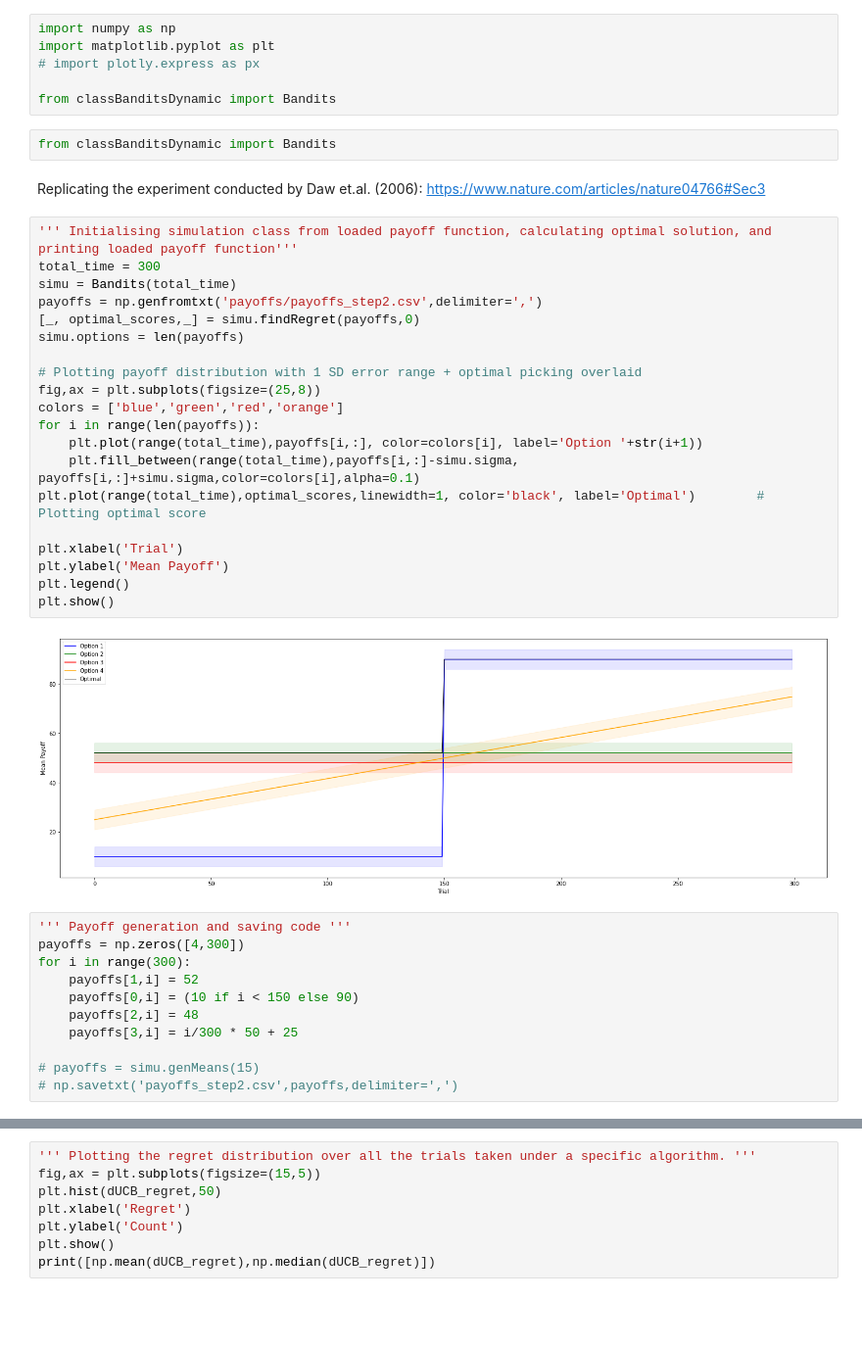
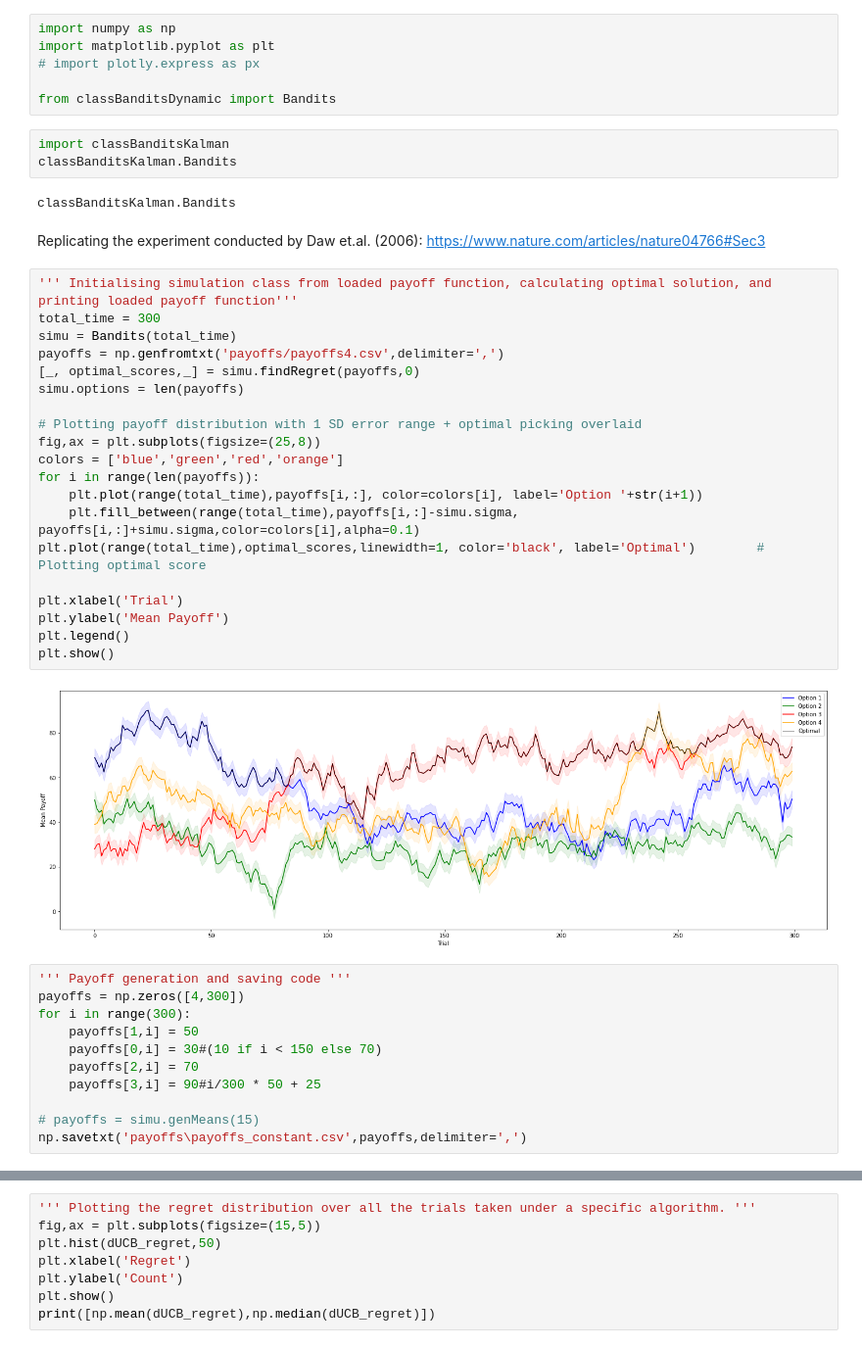
Before and after one commit to exie1/Complex-systems-EE, a Jupyter notebook: dynamicMAB/multiArmBandit_dynamic.ipynb, the cells around one changed output, grey strips where cells are left out. Shown at 98% size. Cells and saved outputs as stored; diff of their text form; blank space fills up the shorter version.

```diff
--- a/dynamicMAB/multiArmBandit_dynamic.ipynb
+++ b/dynamicMAB/multiArmBandit_dynamic.ipynb
@@ -4,43 +4,46 @@ import matplotlib.pyplot as plt
 # import plotly.express as px
 
 from classBanditsDynamic import Bandits
-# %%
-from classBanditsDynamic import Bandits
+# %%
+import classBanditsKalman
+classBanditsKalman.Bandits
+# %% [output]
+classBanditsKalman.Bandits
 # %% [markdown]
 Replicating the experiment conducted by Daw et.al. (2006): https://www.nature.com/articles/nature04766#Sec3
 # %%
 ''' Initialising simulation class from loaded payoff function, calculating optimal solution, and printing loaded payoff function'''
 total_time = 300
 simu = Bandits(total_time)
-payoffs = np.genfromtxt('payoffs/payoffs_step2.csv',delimiter=',')
+payoffs = np.genfromtxt('payoffs/payoffs4.csv',delimiter=',')
 [_, optimal_scores,_] = simu.findRegret(payoffs,0)
 simu.options = len(payoffs)
 
 # Plotting payoff distribution with 1 SD error range + optimal picking overlaid
 fig,ax = plt.subplots(figsize=(25,8))
 colors = ['blue','green','red','orange']
 for i in range(len(payoffs)):
     plt.plot(range(total_time),payoffs[i,:], color=colors[i], label='Option '+str(i+1))
     plt.fill_between(range(total_time),payoffs[i,:]-simu.sigma, payoffs[i,:]+simu.sigma,color=colors[i],alpha=0.1)
 plt.plot(range(total_time),optimal_scores,linewidth=1, color='black', label='Optimal')        # Plotting optimal score
 
 plt.xlabel('Trial')
 plt.ylabel('Mean Payoff')
 plt.legend()
 plt.show()
 # %% [output]
-[figure, old version]
+[figure, new version]
 # %%
 ''' Payoff generation and saving code '''
 payoffs = np.zeros([4,300])
 for i in range(300):
-    payoffs[1,i] = 52
-    payoffs[0,i] = (10 if i < 150 else 90)
-    payoffs[2,i] = 48
-    payoffs[3,i] = i/300 * 50 + 25
+    payoffs[1,i] = 50
+    payoffs[0,i] = 30#(10 if i < 150 else 70)
+    payoffs[2,i] = 70
+    payoffs[3,i] = 90#i/300 * 50 + 25
 
 # payoffs = simu.genMeans(15)
-# np.savetxt('payoffs_step2.csv',payoffs,delimiter=',')
+np.savetxt('payoffs\payoffs_constant.csv',payoffs,delimiter=',')
 # %%
 ''' Simulating trials with the loaded payoff function for the strategies: pure exploitation, discounted softmax, discounted UCB1.
     The optimal sampling proportion from each of the options is also shown, and compared to with the proportions sampled by the softmax and UCB algorithms.'''
```
Also changed, not shown: parts of 7 cells of this notebook, 24 other files.
